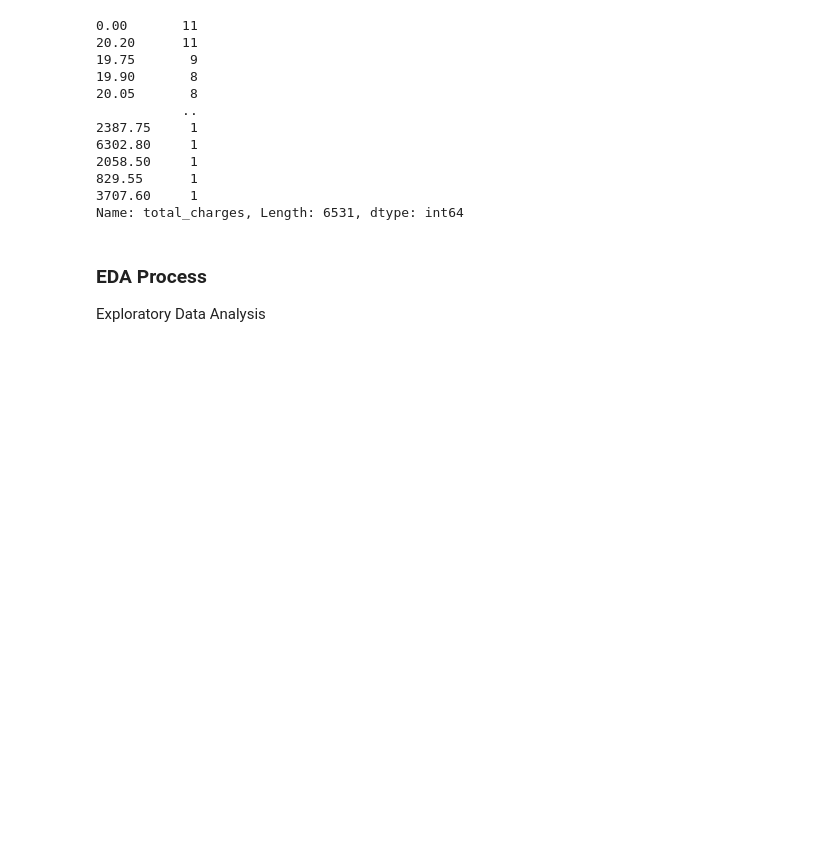
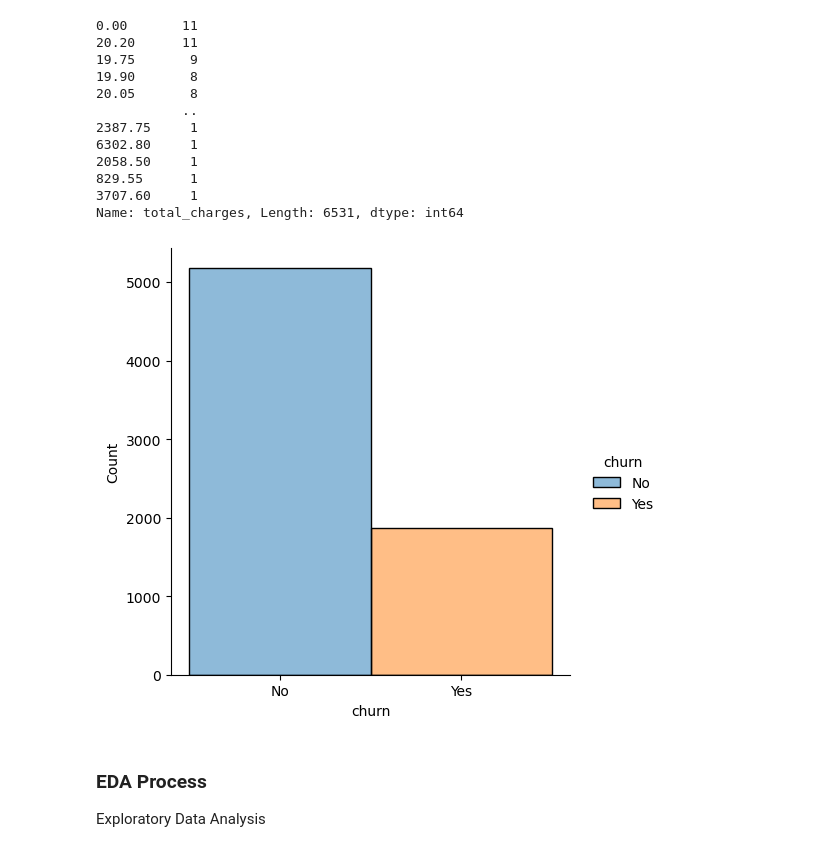
Before and after one commit to manuel-salazar1/project-churn, a Jupyter notebook: non-final.ipynb, the cells around one changed output. Drawn from its saved outputs; the diff is of its cells as text; code cells hidden in the pictures; blank space fills up the shorter version.

```diff
--- a/non-final.ipynb
+++ b/non-final.ipynb
@@ -129,6 +128,11 @@ df.total_charges.value_counts()
 829.55      1
 3707.60     1
 Name: total_charges, Length: 6531, dtype: int64
+# %%
+sns.displot(data=df, x='churn', hue='churn')
+plt.show()
+# %% [output]
+[figure, added]
 # %% [markdown]
 ### EDA Process
 Exploratory Data Analysis
```
Also changed, not shown: parts of 45 cells of this notebook, 2 other files.
